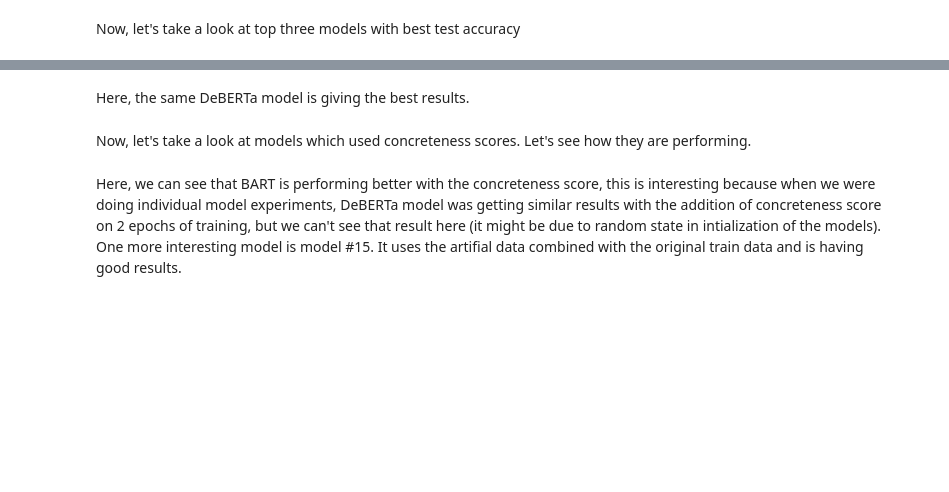
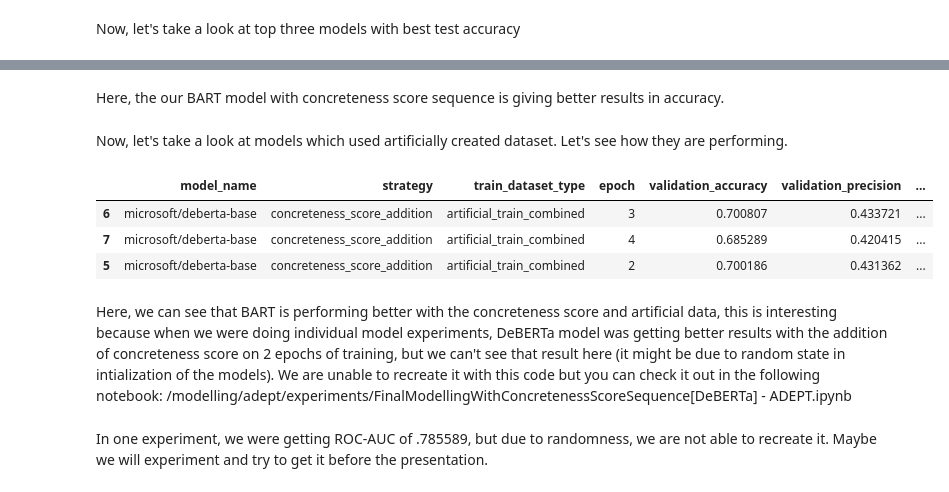
Before and after one commit to asarthaks/plausibility_classification, a Jupyter notebook: modelling/adept/FinalModelling[Combined] - ADEPT.ipynb, the cells around one changed output, grey strips where cells are left out. Saved outputs shown, nothing was run; the diff lists cells and outputs as text; code cells hidden in the pictures; blank space fills up the shorter version.

Commit message:
final adept

```diff
--- a/modelling/adept/FinalModelling[Combined] - ADEPT.ipynb
+++ b/modelling/adept/FinalModelling[Combined] - ADEPT.ipynb
@@ -366,9 +366,9 @@ class ModellingExperiments:
 # %% [markdown]
 Defining parameters on which we will run the experiments
 # %%
-model_name_list = ["facebook/bart-base", "microsoft/deberta-base"]
+model_name_list = ["microsoft/deberta-base", "facebook/bart-base"]
 num_epochs = 4
-strategies_list = ["normal_finetuning", "concreteness_score_addition"]
+strategies_list = ["concreteness_score_addition", "normal_finetuning"]
 train_dataset_type_list = ["train", "artificial_train_combined"]
 # %% [markdown]
 Defining static arguments
@@ -383,7 +383,7 @@ kw_args["learning_rate"] = 3.660515504756857e-05
 # %% [markdown]
 Running experiments in a loop
 # %%
-with open('result_dynamic_dict_final.json', 'r') as openfile:
+with open('result_dynamic_dict_final_random_seed_4.json', 'r') as openfile:
     result_dynamic_dict = json.load(openfile)
 # %%
 result_list = list()
@@ -417,14 +417,17 @@ for model_name in model_name_list:
                 # Saving evaluated results
                 evaluation_results_list = modelling_obj.evaluation_results_list
                 for evaluation_results in evaluation_results_list:
+                    print("Evaluation Results: {}".format(evaluation_results))
                     result_dict.update(evaluation_results)
                     result_list.append(result_dict)
                 # Updating the stored file
                 result_dynamic_dict[unique_key] = evaluation_results_list
                 # Storing the updated result file
-                with open('result_dynamic_dict_final.json', 'w', encoding='utf-8') as f:
+                with open('result_dynamic_dict_final_random_seed_4.json', 'w', encoding='utf-8') as f:
                     json.dump(result_dynamic_dict, f, ensure_ascii=False, indent=4)
             else:
                 print("Model already trained, results are stored already!")
+                for res in result_dynamic_dict[unique_key]:
+                    print("Evaluation Results: {}".format(res))
 # %% [output]
 **************************************************
@@ -436,14 +492,14 @@ We are done with the experiments, now, let's take a look at the results. First,
 # %%
 result_list = list()
 for k, v in  result_dynamic_dict.items():
-    result_dict = dict()
-    model_name, strategy, train_dataset_type, num_epochs = k.split("#")
-    result_dict['model_name'] = model_name
-    result_dict['strategy'] = strategy
-    result_dict['train_dataset_type'] = train_dataset_type
-    result_dict['num_epochs'] = num_epochs
-    result_dict.update(v)
-    result_list.append(result_dict)
+    model_name, strategy, train_dataset_type = k.split("#")
+    for item in v:
+        result_dict = dict()
+        result_dict['model_name'] = model_name
+        result_dict['strategy'] = strategy
+        result_dict['train_dataset_type'] = train_dataset_type
+        result_dict.update(item)
+        result_list.append(result_dict)
 # %%
 results_df = pd.DataFrame(result_list)
 results_df.head()
@@ -464,11 +539,17 @@ results_df.sort_values(by=['test_accuracy'], ascending=False).head(3)
 # %% [markdown]
-Here, the same DeBERTa model is giving the best results.
+Here, the our BART model with concreteness score sequence is giving better results in accuracy.
 # %% [markdown]
-Now, let's take a look at models which used concreteness scores. Let's see how they are performing.
+Now, let's take a look at models which used artificially created dataset. Let's see how they are performing.
 # %%
-results_df[results_df.strategy == "concreteness_score_addition"].sort_values(by=['test_roc_auc'], ascending=False).head(3)
+results_df[results_df.train_dataset_type == "artificial_train_combined"].sort_values(by=['test_roc_auc'], ascending=False).head(3)
+# %% [output]
+|  | model_name | strategy | train_dataset_type | epoch | validation_accuracy | validation_precision | ... |
+| 6 | microsoft/deberta-base | concreteness_score_addition | artificial_train_combined | 3 | 0.700807 | 0.433721 | ... |
+| 7 | microsoft/deberta-base | concreteness_score_addition | artificial_train_combined | 4 | 0.685289 | 0.420415 | ... |
+| 5 | microsoft/deberta-base | concreteness_score_addition | artificial_train_combined | 2 | 0.700186 | 0.431362 | ... |
 # %% [markdown]
-Here, we can see that BART is performing better with the concreteness score, this is interesting because when we were doing individual model experiments, DeBERTa model was getting similar results with the addition of concreteness score on 2 epochs of training, but we can't see that result here (it might be due to random state in intialization of the models).
-One more interesting model is model #15. It uses the artifial data combined with the original train data and is having good results.
+Here, we can see that BART is performing better with the concreteness score and artificial data, this is interesting because when we were doing individual model experiments, DeBERTa model was getting better results with the addition of concreteness score on 2 epochs of training, but we can't see that result here (it might be due to random state in intialization of the models). We are unable to recreate it with this code but you can check it out in the following notebook: /modelling/adept/experiments/FinalModellingWithConcretenessScoreSequence[DeBERTa] - ADEPT.ipynb
+# %% [markdown]
+In one experiment, we were getting ROC-AUC of .785589, but due to randomness, we are not able to recreate it. Maybe we will experiment and try to get it before the presentation.
 # %%
 results_df.to_csv('../../results/FinalResultsADEPTNew.csv', index=False)
```
Also changed, not shown: parts of 7 cells of this notebook, 3 other files.
